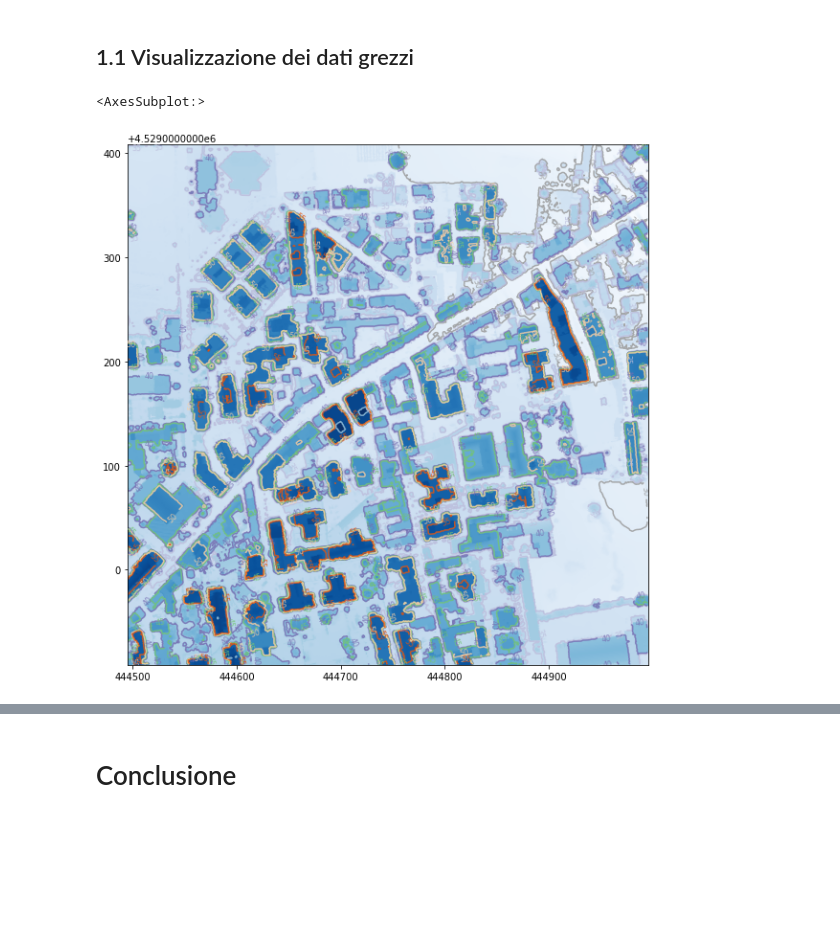
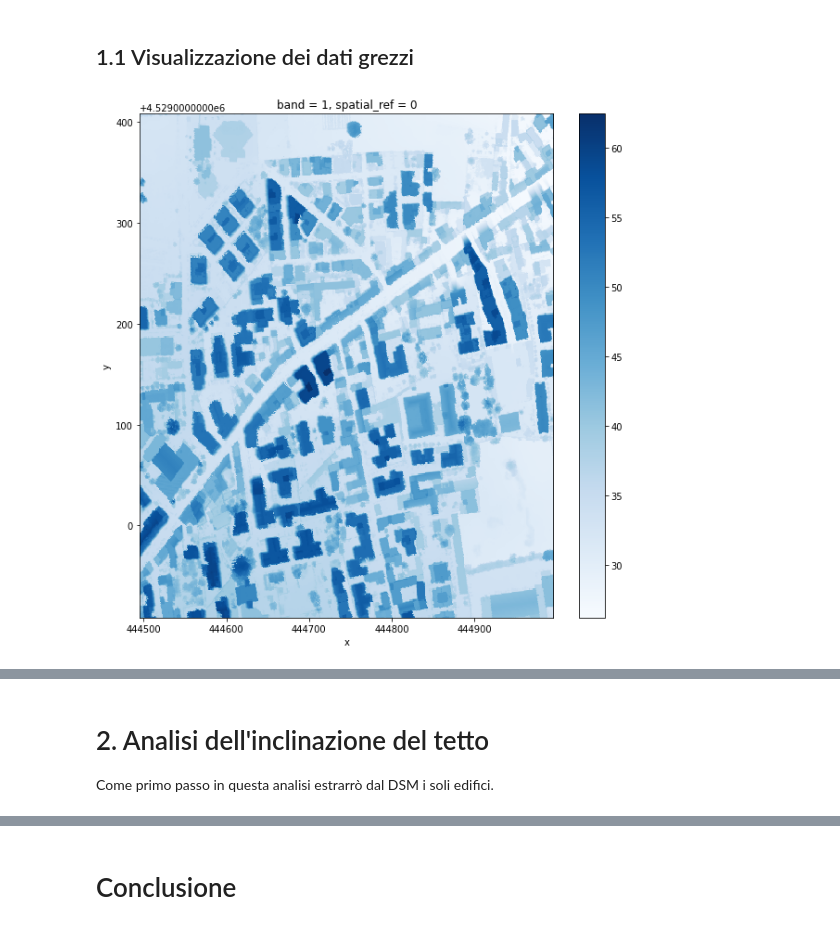
Before and after one commit to MaxDragonheart/PyGIS-Blog, a Jupyter notebook: _notebooks/2022-05-21-verificare-il-potenziale-fotovoltaico-di-un-tetto.ipynb, the cells around one changed output, grey strips where cells are left out. Cells and saved outputs as stored; diff of their text form; code cells hidden in the pictures; blank space fills up the shorter version.

```diff
--- a/_notebooks/2022-05-21-verificare-il-potenziale-fotovoltaico-di-un-tetto.ipynb
+++ b/_notebooks/2022-05-21-verificare-il-potenziale-fotovoltaico-di-un-tetto.ipynb
@@ -84,26 +85,17 @@ area_extent = gpd.GeoDataFrame(geometry=gpd.GeoSeries([total_boundary_polygon]),
 area_extent_centroid = area_extent.centroid.to_list()[0].xy
 # %% [markdown]
 ## 1.1 Visualizzazione dei dati grezzi
-# %%
-raster_data = rio.open(dsm)
-
-fig, ax = plt.subplots(figsize=(10, 10))
-show(
-    source=raster_data,
-    cmap='tab20c_r',
-    contour=True,
-    ax=ax,
-    transform=raster_data.transform
-)
-show(
-    source=raster_data,
-    cmap='Blues',
-    ax=ax,
-    transform=raster_data.transform
-)
-# %% [output]
-<AxesSubplot:>
-[figure, removed]
+# %%
+fig, ax = plt.subplots(figsize=(10, 10))
+
+imshow(
+    raster,
+    cmap='Blues',
+    ax=ax,
+)
+plt.show()
+# %% [output]
+[figure, added]
 # %%
 map = folium.Map(
     location=[area_extent_centroid[1][0], area_extent_centroid[0][0]],
@@ -115,3 +107,7 @@ folium.GeoJson(vector.to_crs(4326).__geo_interface__, name="Buildings Footprint"
 map
 # %% [output]
 [interactive output not drawn]
+# %% [markdown]
+# 2. Analisi dell'inclinazione del tetto
+
+Come primo passo in questa analisi estrarrò dal DSM i soli edifici.
```
Also changed, not shown: parts of 4 cells of this notebook.
